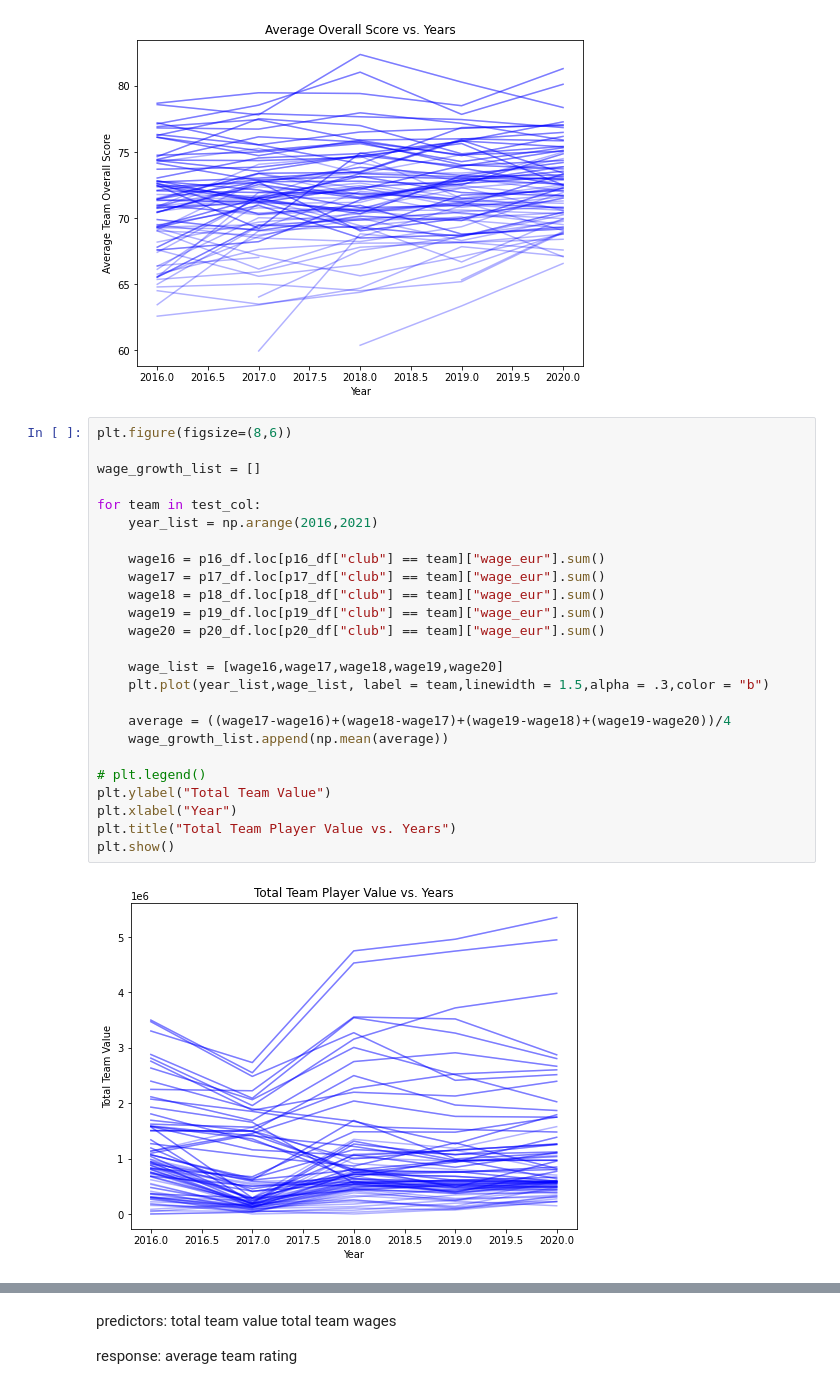
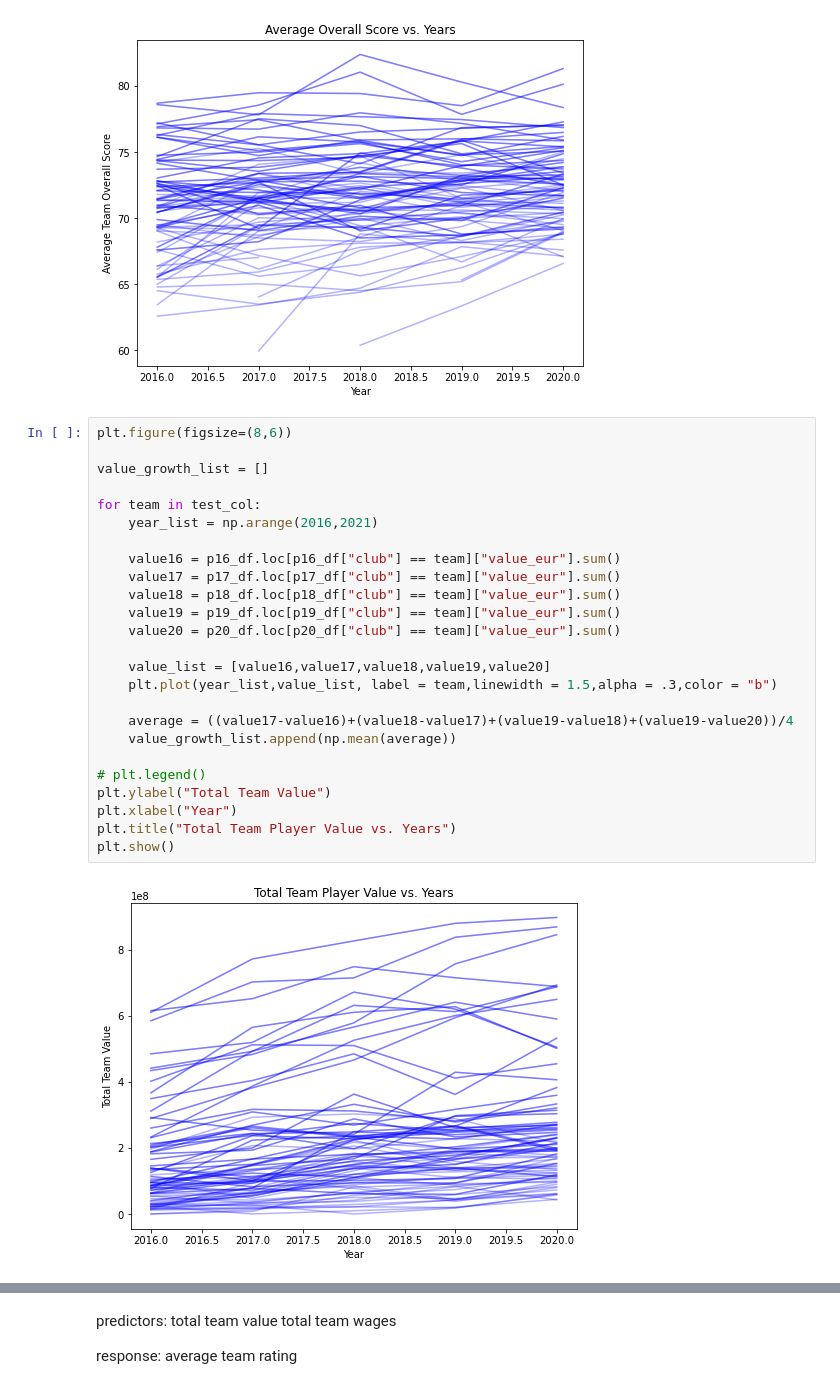
Before and after one commit to sabderra/cs109a_project, a Jupyter notebook: club_best_staff.ipynb, the cells around one changed output, grey strips where cells are left out. Drawn from its saved outputs; the diff is of its cells as text.

Commit message:
updated for basic club ranking + baseline model

```diff
--- a/club_best_staff.ipynb
+++ b/club_best_staff.ipynb
@@ -151,30 +153,30 @@ plt.show()
 # %%
 plt.figure(figsize=(8,6))
 
-wage_growth_list = []
+value_growth_list = []
 
 for team in test_col:
     year_list = np.arange(2016,2021)
 
-    wage16 = p16_df.loc[p16_df["club"] == team]["wage_eur"].sum()
-    wage17 = p17_df.loc[p17_df["club"] == team]["wage_eur"].sum()
-    wage18 = p18_df.loc[p18_df["club"] == team]["wage_eur"].sum()
-    wage19 = p19_df.loc[p19_df["club"] == team]["wage_eur"].sum()
-    wage20 = p20_df.loc[p20_df["club"] == team]["wage_eur"].sum()
+    value16 = p16_df.loc[p16_df["club"] == team]["value_eur"].sum()
+    value17 = p17_df.loc[p17_df["club"] == team]["value_eur"].sum()
+    value18 = p18_df.loc[p18_df["club"] == team]["value_eur"].sum()
+    value19 = p19_df.loc[p19_df["club"] == team]["value_eur"].sum()
+    value20 = p20_df.loc[p20_df["club"] == team]["value_eur"].sum()
 
-    wage_list = [wage16,wage17,wage18,wage19,wage20]
-    plt.plot(year_list,wage_list, label = team,linewidth = 1.5,alpha = .3,color = "b")
+    value_list = [value16,value17,value18,value19,value20]
+    plt.plot(year_list,value_list, label = team,linewidth = 1.5,alpha = .3,color = "b")
 
-    average = ((wage17-wage16)+(wage18-wage17)+(wage19-wage18)+(wage19-wage20))/4
-    wage_growth_list.append(np.mean(average))
+    average = ((value17-value16)+(value18-value17)+(value19-value18)+(value19-value20))/4
+    value_growth_list.append(np.mean(average))
 
 # plt.legend()
 plt.ylabel("Total Team Value")
 plt.xlabel("Year")
 plt.title("Total Team Player Value vs. Years")
 plt.show()
 # %% [output]
-[figure, old version]
+[figure, new version]
 # %%
 plt.scatter(wage_growth_list,rate_growth_list)
 plt.title("Average Gradient Change vs. Average Team Rating")
```
Also changed, not shown: parts of 12 cells of this notebook.
